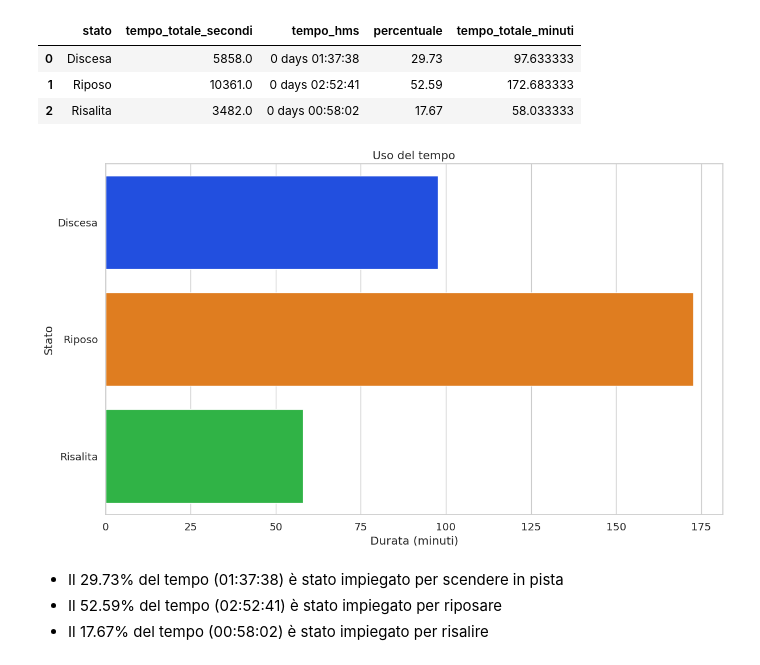
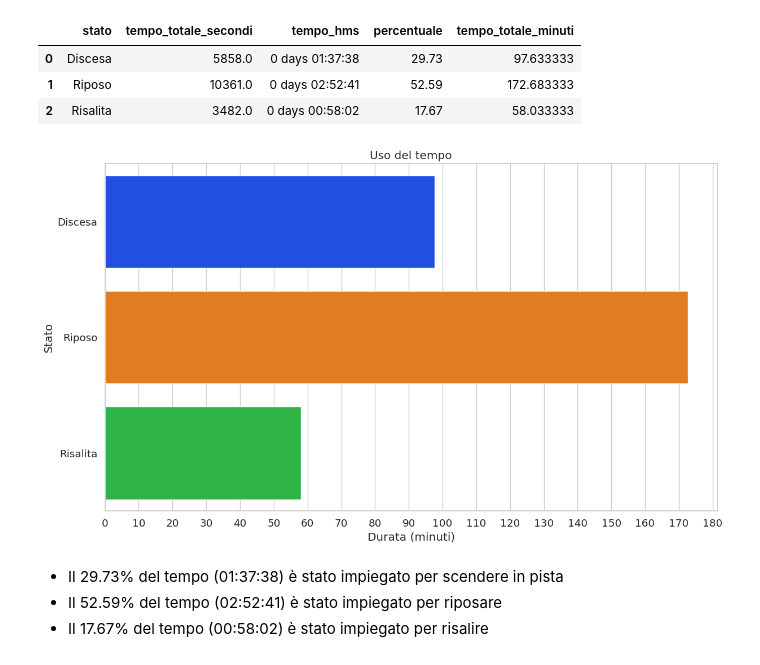
Before and after one commit to thomasmassarutto/DataSlopes, a Jupyter notebook: DataSlopes.ipynb, the cells around one changed output. Saved outputs shown, nothing was run; the diff lists cells and outputs as text; code cells hidden in the pictures.

```diff
--- a/DataSlopes.ipynb
+++ b/DataSlopes.ipynb
@@ -593,23 +593,27 @@ tempo_per_stato
 # %%
 f, ax = plt.subplots(1, 1, figsize=safe_image_size)
 
 ax.set_title("Uso del tempo")
 
 sns.barplot(
             data=tempo_per_stato,
             y="stato",
             x="tempo_totale_minuti",
             orient='h',
             hue='stato',
             palette= palette
             )
 
+ticks = range(0,  176 + 5, 10)
+ax.set_xticks(ticks)
+ax.set_xticklabels(ticks)
+
 ax.set_ylabel("Stato")
 ax.set_xlabel("Durata (minuti)")
 
 plt.show()
 # %% [output]
-[figure, old version]
+[figure, new version]
 # %% [markdown]
 - Il 29.73% del tempo (01:37:38) è stato impiegato per scendere in pista
 - Il 52.59% del tempo (02:52:41) è stato impiegato per riposare
```
Also changed, not shown: parts of 4 cells of this notebook.
